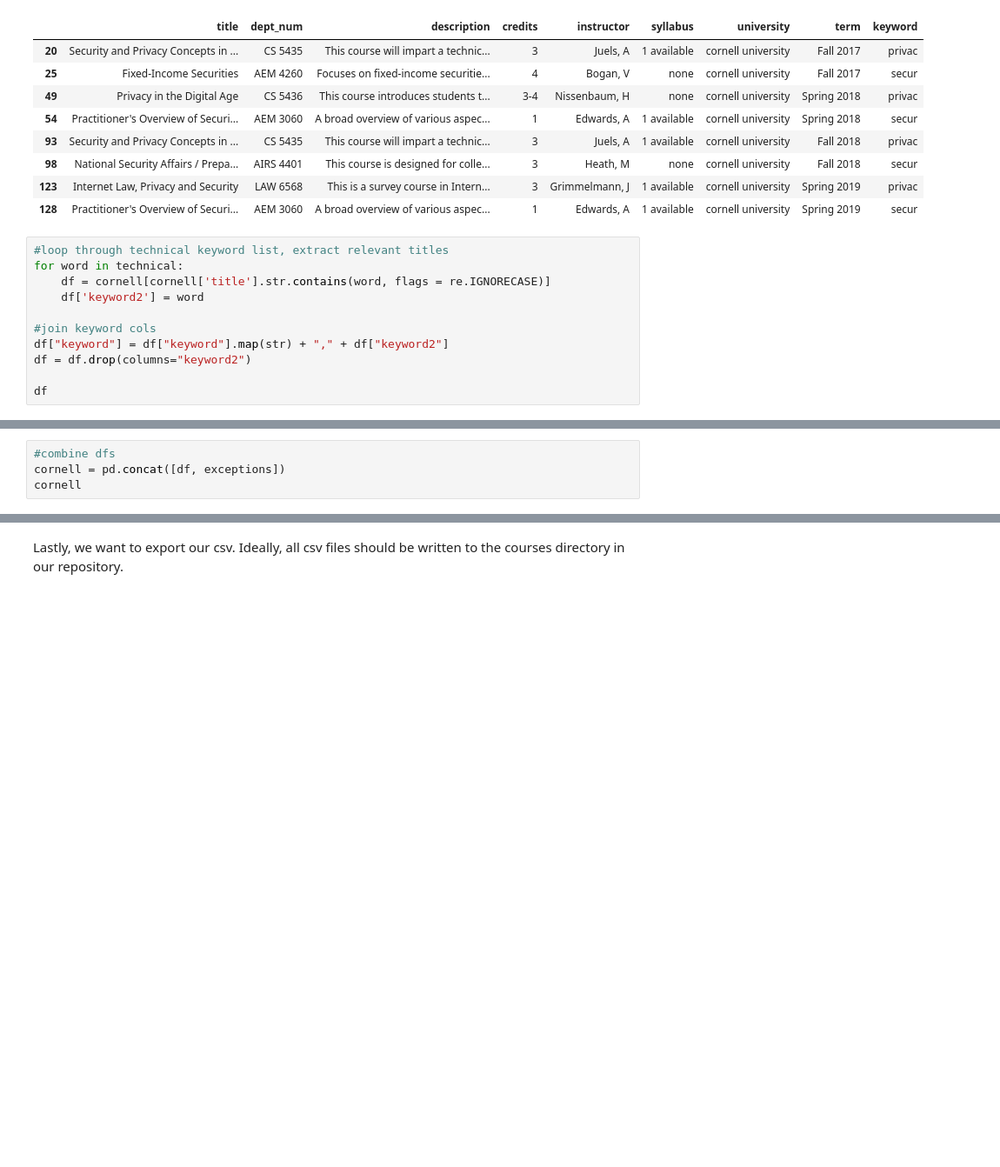
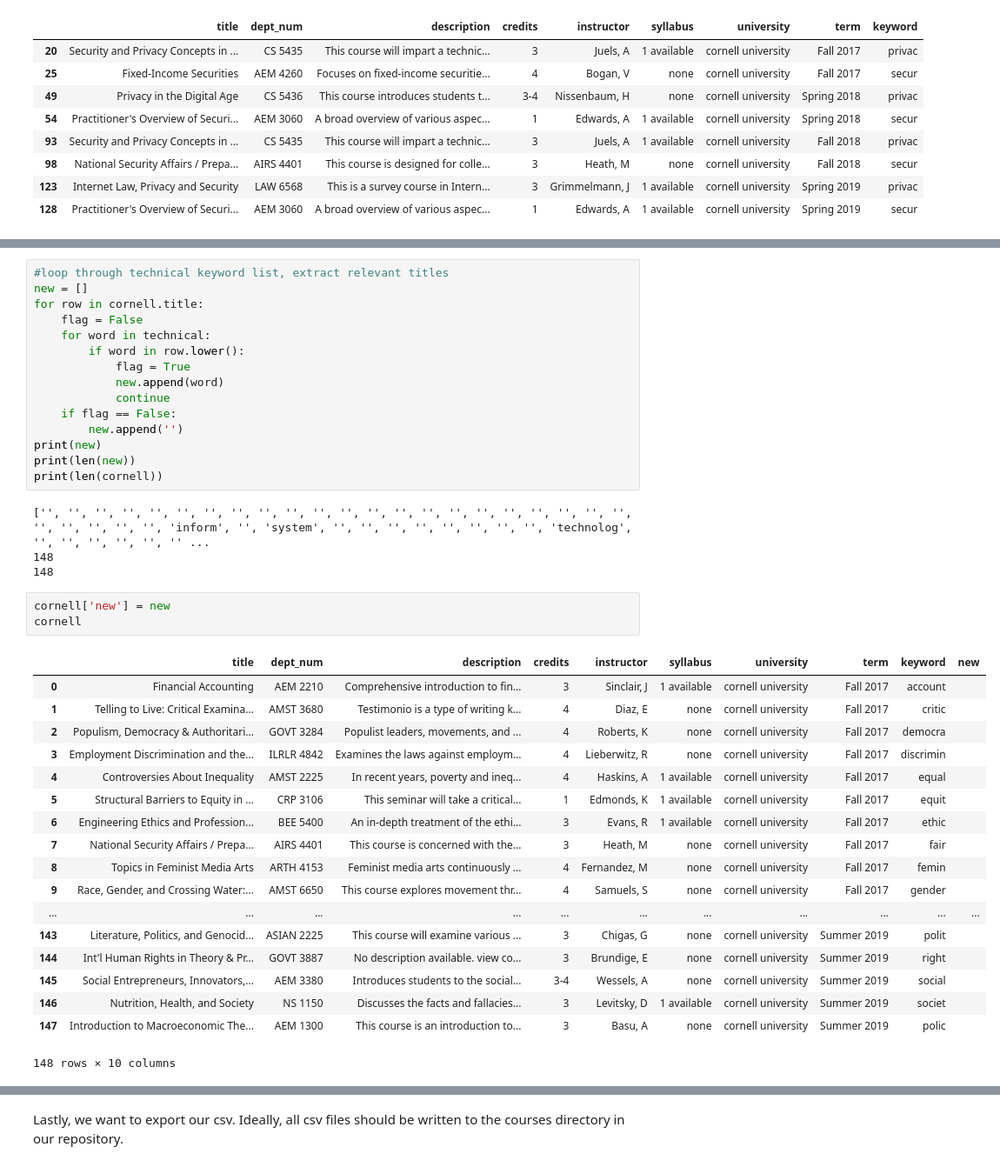
Before and after one commit to brianavecchione/data-science-ethics, a Jupyter notebook: scrapers/cornell.ipynb, the cells around one changed output, grey strips where cells are left out. Shown at 87% size. Cells and saved outputs as stored; diff of their text form; blank space fills up the shorter version.

Commit message:
add New Cornell and UCLA scripts and courses

```diff
--- a/scrapers/cornell.ipynb
+++ b/scrapers/cornell.ipynb
@@ -155,14 +151,3 @@ exceptions
 | 98 | National Security Affairs / Prepa... | AIRS 4401 | This course is designed for colle... | 3 | Heath, M | none | cornell university | Fall 2018 | secur |
 | 123 | Internet Law, Privacy and Security | LAW 6568 | This is a survey course in Intern... | 3 | Grimmelmann, J | 1 available | cornell university | Spring 2019 | privac |
 | 128 | Practitioner's Overview of Securi... | AEM 3060 | A broad overview of various aspec... | 1 | Edwards, A | 1 available | cornell university | Spring 2019 | secur |
-# %%
-#loop through technical keyword list, extract relevant titles
-for word in technical:
-    df = cornell[cornell['title'].str.contains(word, flags = re.IGNORECASE)]
-    df['keyword2'] = word
-
-#join keyword cols
-df["keyword"] = df["keyword"].map(str) + "," + df["keyword2"]
-df = df.drop(columns="keyword2")
-
-df
@@ -184,4 +153,0 @@ NOTE: the above cell is likely not the best nor most simple way to execute this
-# %%
-#combine dfs
-cornell = pd.concat([df, exceptions])
-cornell
@@ -198,0 +174,41 @@ cornell
+# %%
+#loop through technical keyword list, extract relevant titles
+new = []
+for row in cornell.title:
+    flag = False
+    for word in technical:
+        if word in row.lower():
+            flag = True
+            new.append(word)
+            continue
+    if flag == False:
+        new.append('')
+print(new)
+print(len(new))
+print(len(cornell))
+# %% [output]
+['', '', '', '', '', '', '', '', '', '', '', '', '', '', '', '', '', '', '', '', '', '', '', '', '', '', '', 'inform', '', 'system', '', '', '', '', '', '', '', '', 'technolog', '', '', '', '', '', '' ...
+148
+148
+# %%
+cornell['new'] = new
+cornell
+# %% [output]
+|  | title | dept_num | description | credits | instructor | syllabus | university | term | keyword | new |
+| 0 | Financial Accounting | AEM 2210 | Comprehensive introduction to fin... | 3 | Sinclair, J | 1 available | cornell university | Fall 2017 | account |  |
+| 1 | Telling to Live: Critical Examina... | AMST 3680 | Testimonio is a type of writing k... | 4 | Diaz, E | none | cornell university | Fall 2017 | critic |  |
+| 2 | Populism, Democracy & Authoritari... | GOVT 3284 | Populist leaders, movements, and ... | 4 | Roberts, K | none | cornell university | Fall 2017 | democra |  |
+| 3 | Employment Discrimination and the... | ILRLR 4842 | Examines the laws against employm... | 4 | Lieberwitz, R | none | cornell university | Fall 2017 | discrimin |  |
+| 4 | Controversies About Inequality | AMST 2225 | In recent years, poverty and ineq... | 4 | Haskins, A | 1 available | cornell university | Fall 2017 | equal |  |
+| 5 | Structural Barriers to Equity in ... | CRP 3106 | This seminar will take a critical... | 1 | Edmonds, K | 1 available | cornell university | Fall 2017 | equit |  |
+| 6 | Engineering Ethics and Profession... | BEE 5400 | An in-depth treatment of the ethi... | 3 | Evans, R | 1 available | cornell university | Fall 2017 | ethic |  |
+| 7 | National Security Affairs / Prepa... | AIRS 4401 | This course is concerned with the... | 3 | Heath, M | none | cornell university | Fall 2017 | fair |  |
+| 8 | Topics in Feminist Media Arts | ARTH 4153 | Feminist media arts continuously ... | 4 | Fernandez, M | none | cornell university | Fall 2017 | femin |  |
+| 9 | Race, Gender, and Crossing Water:... | AMST 6650 | This course explores movement thr... | 4 | Samuels, S | none | cornell university | Fall 2017 | gender |  |
+| ... | ... | ... | ... | ... | ... | ... | ... | ... | ... | ... |
+| 143 | Literature, Politics, and Genocid... | ASIAN 2225 | This course will examine various ... | 3 | Chigas, G | none | cornell university | Summer 2019 | polit |  |
+| 144 | Int'l Human Rights in Theory & Pr... | GOVT 3887 | No description available. view co... | 3 | Brundige, E | none | cornell university | Summer 2019 | right |  |
+| 145 | Social Entrepreneurs, Innovators,... | AEM 3380 | Introduces students to the social... | 3-4 | Wessels, A | none | cornell university | Summer 2019 | social |  |
+| 146 | Nutrition, Health, and Society | NS 1150 | Discusses the facts and fallacies... | 3 | Levitsky, D | 1 available | cornell university | Summer 2019 | societ |  |
+| 147 | Introduction to Macroeconomic The... | AEM 1300 | This course is an introduction to... | 3 | Basu, A | none | cornell university | Summer 2019 | polic |  |
+148 rows × 10 columns
```
Also changed, not shown: parts of 9 cells of this notebook, 3 other files.
